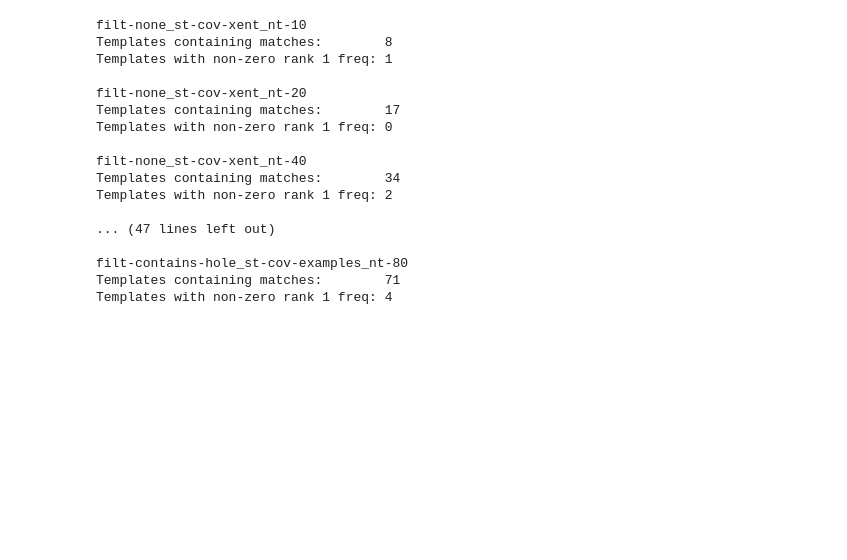
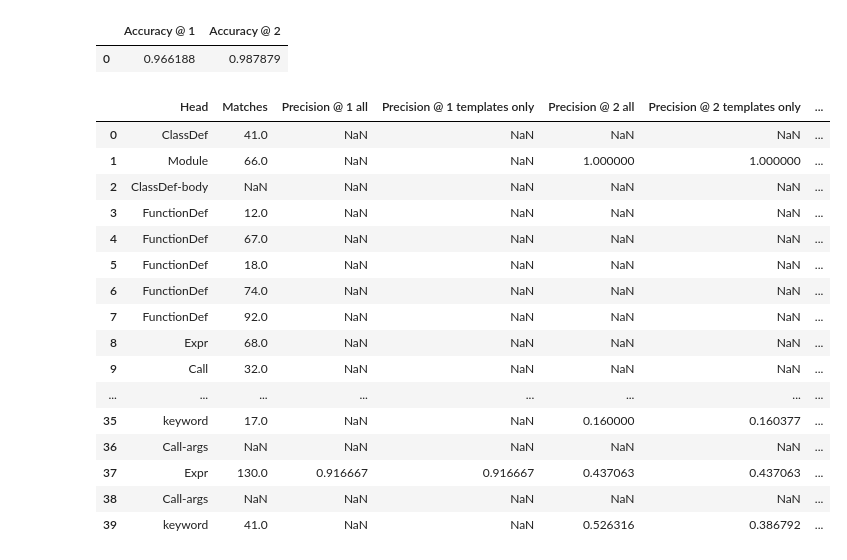
Before and after one commit to rshin/seq2struct, a Jupyter notebook: notebooks/hearthstone_idioms_multilabel.ipynb, the cells around one changed output. Drawn from its saved outputs; the diff is of its cells as text; code cells hidden in the pictures; blank space fills up the shorter version.

```diff
--- a/notebooks/hearthstone_idioms_multilabel.ipynb
+++ b/notebooks/hearthstone_idioms_multilabel.ipynb
@@ -90,27 +196,41 @@ Templates with non-zero rank 1 freq: 5
+# %%
+for df in analyze_anysplit_one('filt-none_st-cov-examples_nt-40', 'val'):
+    IPython.display.display(df)
+# %% [output]
+|  | Accuracy @ 1 | Accuracy @ 2 |
+| 0 | 0.966188 | 0.987879 |
+|  | Head | Matches | Precision @ 1 all | Precision @ 1 templates only | Precision @ 2 all | Precision @ 2 templates only | ... |
+| 0 | ClassDef | 41.0 | NaN | NaN | NaN | NaN | ... |
+| 1 | Module | 66.0 | NaN | NaN | 1.000000 | 1.000000 | ... |
+| 2 | ClassDef-body | NaN | NaN | NaN | NaN | NaN | ... |
+| 3 | FunctionDef | 12.0 | NaN | NaN | NaN | NaN | ... |
+| 4 | FunctionDef | 67.0 | NaN | NaN | NaN | NaN | ... |
+| 5 | FunctionDef | 18.0 | NaN | NaN | NaN | NaN | ... |
+| 6 | FunctionDef | 74.0 | NaN | NaN | NaN | NaN | ... |
+| 7 | FunctionDef | 92.0 | NaN | NaN | NaN | NaN | ... |
+| 8 | Expr | 68.0 | NaN | NaN | NaN | NaN | ... |
+| 9 | Call | 32.0 | NaN | NaN | NaN | NaN | ... |
+| ... | ... | ... | ... | ... | ... | ... | ... |
+| 35 | keyword | 17.0 | NaN | NaN | 0.160000 | 0.160377 | ... |
+| 36 | Call-args | NaN | NaN | NaN | NaN | NaN | ... |
+| 37 | Expr | 130.0 | 0.916667 | 0.916667 | 0.437063 | 0.437063 | ... |
+| 38 | Call-args | NaN | NaN | NaN | NaN | NaN | ... |
+| 39 | keyword | 41.0 | NaN | NaN | 0.526316 | 0.386792 | ... |
 # %%
-for filt, st, nt in itertools.product(
-    ('none', 'contains-hole'), ('cov-xent', 'cov-examples'), ('10', '20', '40', '80')):
-    name = 'filt-{}_st-{}_nt-{}'.format(filt, st, nt)
-    _, df = analyze(name, 'val')
-    print(name)
-    print('Templates containing matches:        {}'.format(sum(df['Matches'] > 0)))
-    print('Templates with non-zero rank 1 freq: {}'.format(sum(df['Top-1 rank, templates only'] > 0)))
-    print()
+def analyze_anysplit_multimean_one(name, section):
+    report = [json.loads(line)
+              for line
+              in open('../logdirs/20190201-hs-allmatches-anysplit-multimean/{}/debug-{}-step2600.jsonl'.format(name, section))]
+    templates = json.load(open('../data/hearthstone-idioms-20190201/all-matches-trees-anysplit/{}/templates.json'.format(name)))
+    return analyze(report, templates)
+
+
+def analyze_anysplit_multimean(section):
+    for filt, st, nt in itertools.product(
+            ('none', 'contains-hole'), ('cov-xent', 'cov-examples'), ('10', '20', '40', '80')):
+        name = 'filt-{}_st-{}_nt-{}'.format(filt, st, nt)
+        acc_df, pr_df = analyze_anysplit_multimean_one(name, section)
+        print(name)
+        print('Templates containing matches:        {}'.format(sum(pr_df['Matches'] > 0)))
+        print('Templates with non-zero rank 1 freq: {}'.format(sum(pr_df['Recall @ 1 templates only'] > 0)))
+        print()
-# %% [output]
-filt-none_st-cov-xent_nt-10
-Templates containing matches:        8
-Templates with non-zero rank 1 freq: 1
-
-filt-none_st-cov-xent_nt-20
-Templates containing matches:        17
-Templates with non-zero rank 1 freq: 0
-
-filt-none_st-cov-xent_nt-40
-Templates containing matches:        34
-Templates with non-zero rank 1 freq: 2
-
-... (47 lines left out)
-
-filt-contains-hole_st-cov-examples_nt-80
-Templates containing matches:        71
-Templates with non-zero rank 1 freq: 4
```
Also changed, not shown: parts of 14 cells of this notebook.
